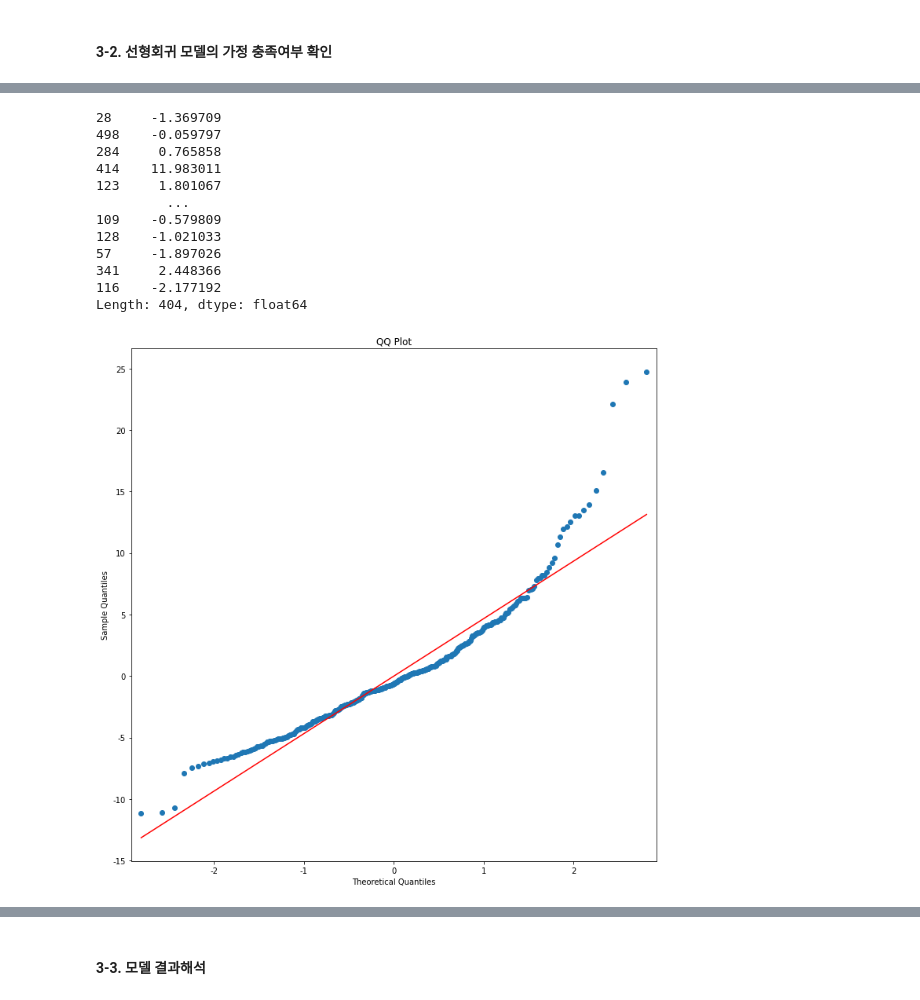
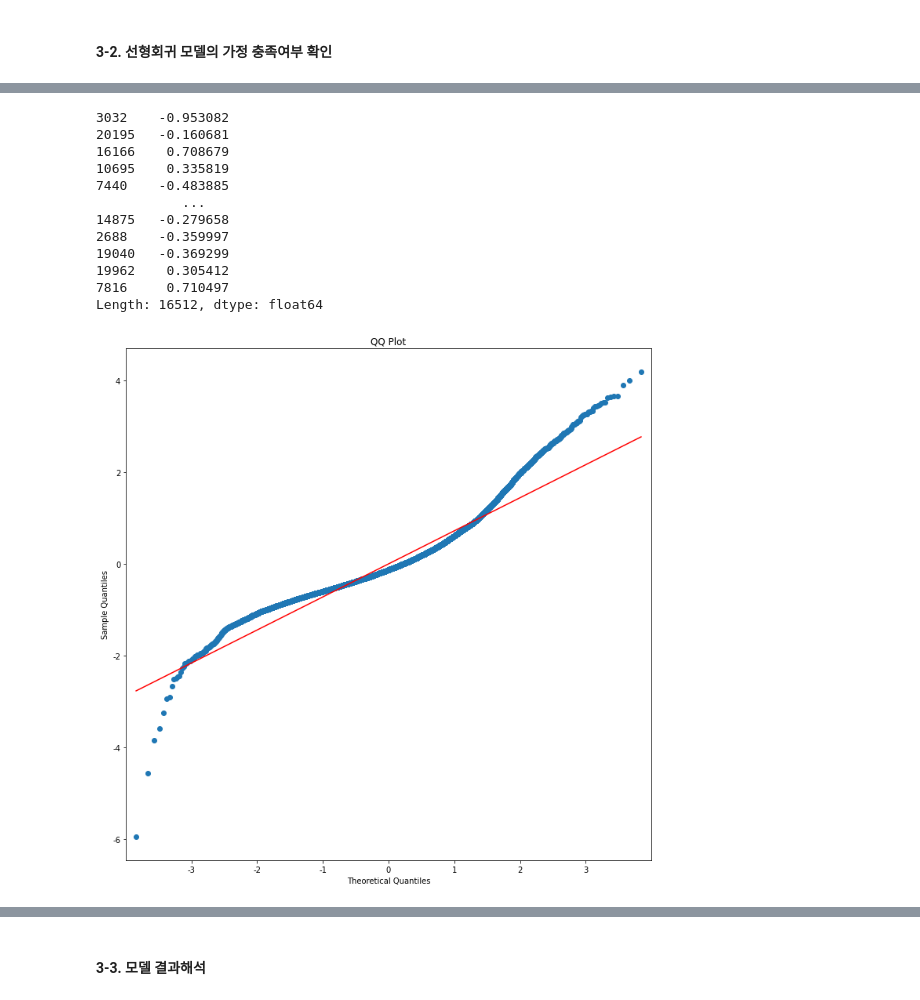
Before and after one commit to ku-sungsukim/2024-LGElec-Day2, a Jupyter notebook: 01-Linear-Regression-Tutorials.ipynb, the cells around one changed output, grey strips where cells are left out. Cells and saved outputs as stored; diff of their text form; code cells hidden in the pictures.

```diff
--- a/01-Linear-Regression-Tutorials.ipynb
+++ b/01-Linear-Regression-Tutorials.ipynb
@@ -102,6 +87,6 @@ Image('image/image4.PNG') ### 로컬 사용시
 #### **1-1. 데이터 불러오기 및 개요 파악**
 # %%
 """ 데이터 불러오기 """
-boston = load_boston()
-boston
+california = fetch_california_housing()
+california
 # %% [output]
@@ -200,7 +175,7 @@ boston.target.shape
 # %%
 """ X, Y 데이터프레임화 """
-X = pd.DataFrame(boston.data, columns=boston.feature_names)
-y = pd.DataFrame(boston.target, columns=['MEDV'])
+X = pd.DataFrame(california.data, columns=california.feature_names)
+y = pd.DataFrame(california.target, columns=['MedHouseVal'])
 # %%
 """ X값 일부 확인 """
 X.head()
@@ -384,6 +353,6 @@ X_train.head()
 # %%
 """ 파라미터(β0, β1, β2 .. ) 연산 """
-model = sm.OLS(y_train, X_train, axis=1)
+model = sm.OLS(y_train, X_train)
 model_trained = model.fit()
 # %% [markdown]
 #### **3-2. 선형회귀 모델의 가정 충족여부 확인**
@@ -392,32 +387,34 @@ model_trained = model.fit()
 model_residuals = model_trained.resid
 model_residuals
 # %% [output]
-28     -1.369709
-498    -0.059797
-284     0.765858
-414    11.983011
-123     1.801067
-         ...
-109    -0.579809
-128    -1.021033
-57     -1.897026
-341     2.448366
-116    -2.177192
-Length: 404, dtype: float64
+3032    -0.953082
+20195   -0.160681
+16166    0.708679
+10695    0.335819
+7440    -0.483885
+           ...
+14875   -0.279658
+2688    -0.359997
+19040   -0.369299
+19962    0.305412
+7816     0.710497
+Length: 16512, dtype: float64
 # %%
 """ 오차의 정규성 확인 """
 
 """
 QQ-plot: 실제 오차 값(Y축) / 실제 오차 값들의 표준 정규화 값 (X축)
-y=x 그래프와 유사할수록 정규성을 띈다고 할 수 있다.
+ - y=x 그래프와 유사할수록 정규성을 띈다고 할 수 있다.
 """
 
-plt.rcParams['axes.unicode_minus'] = False # 음수 폰트 깨짐 방지
-fig, ax = plt.subplots(1, 1)
-fig.set_figheight(12)
+plt.rcParams['axes.unicode_minus'] = False ### 음수 폰트 깨짐 방지
+fig, ax = plt.subplots(1, 1) ### 이미지 및 Label 값 초기화
+fig.set_figheight(12) ### 이미지 높이 정의
 fig.set_figwidth(12)
 
-sm.ProbPlot(model_residuals).qqplot(line='s', color='#1f77b4', ax=ax)
-ax.title.set_text('QQ Plot')
+sm.ProbPlot(model_residuals).qqplot(line='s', ### 표준 정규분표 선 여부
+                                    color='#1f77b4',
+                                    ax=ax) ### axis title 정의
+ax.title.set_text('QQ Plot') ### figure title 정의
 # %% [output]
-[figure, old version]
+[figure, new version]
```
Also changed, not shown: parts of 51 cells of this notebook, 6 other files.
